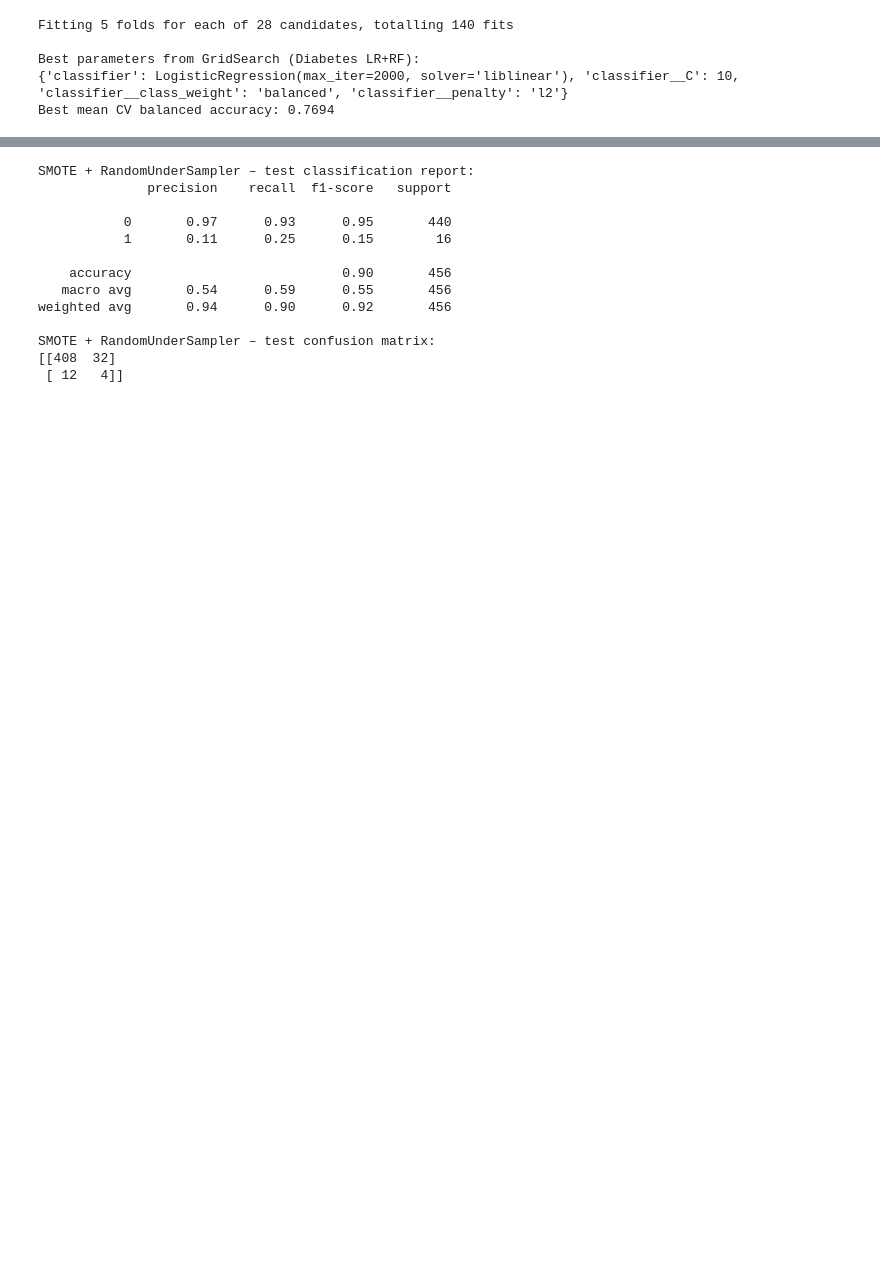
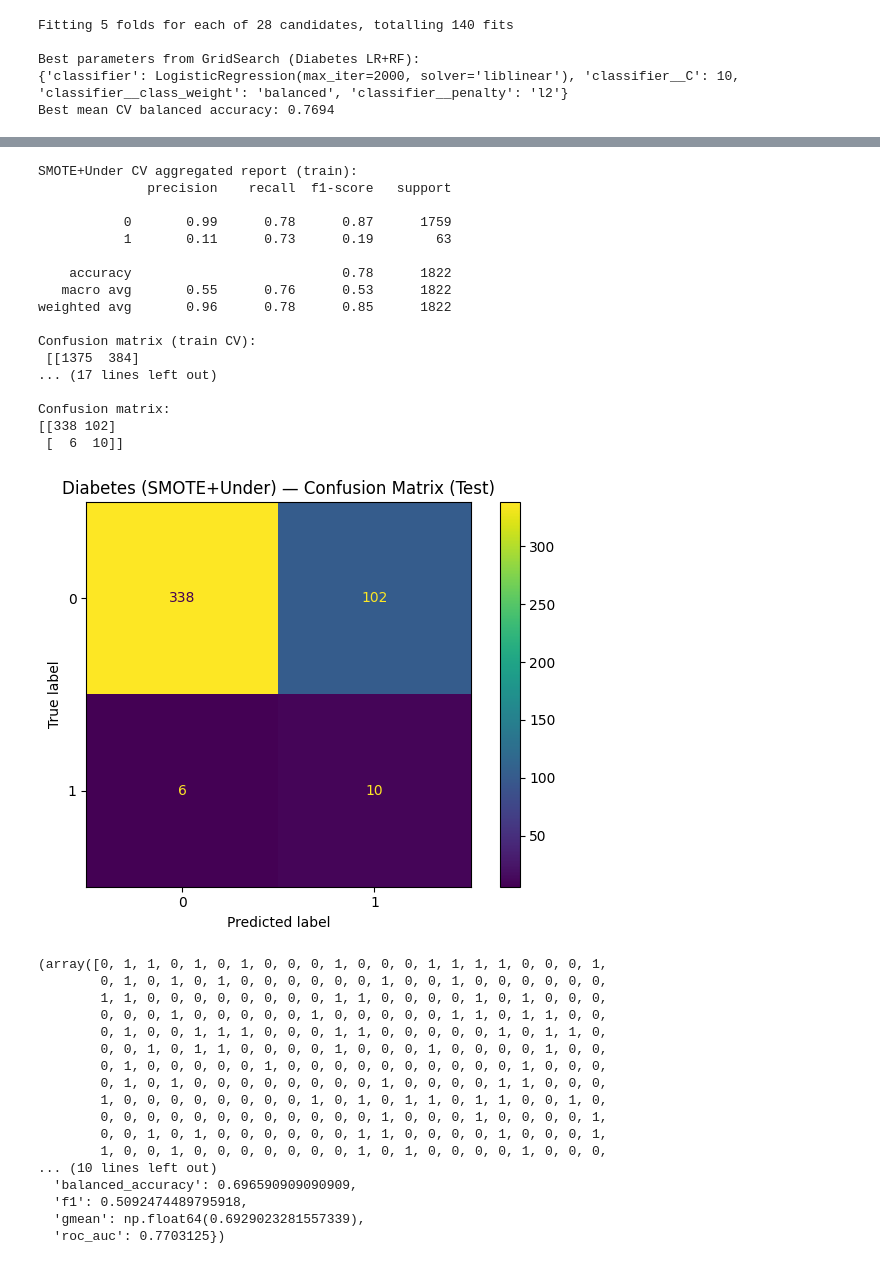
Before and after one commit to bpickett14/MATH3310_FA_2025_FP1_G01_PICKETT_CARDONA, a Jupyter notebook: notebooks/Final.ipynb, the cells around one changed output, grey strips where cells are left out. Cells and saved outputs as stored; diff of their text form; code cells hidden in the pictures; blank space fills up the shorter version.

```diff
--- a/notebooks/Final.ipynb
+++ b/notebooks/Final.ipynb
@@ -917,16 +718,0 @@ Best params with KFold (seed 99): {'classifier__max_depth': None, 'classifier__n
-# %%
-imb_pipe_diab = ImbPipeline(
-    steps=[
-        ("preprocessor", diab_preprocessor),
-        ("oversample", SMOTE(random_state=42)),
-        ("undersample", RandomUnderSampler(random_state=42)),
-        (
-            "classifier",
-            RandomForestClassifier(
-                n_estimators=300,
-                random_state=42,
-                n_jobs=-1,
-            ),
-        ),
-    ]
-)
@@ -976,22 +719,42 @@ SMOTE + RandomUnderSampler – confusion matrix (train CV):
-# %%
-imb_pipe_diab.fit(X_train_diab, y_train_diab)
-y_diab_test_imb = imb_pipe_diab.predict(X_test_diab)
-
-print("\nSMOTE + RandomUnderSampler – test classification report:")
-print(classification_report(y_test_diab, y_diab_test_imb))
-print("SMOTE + RandomUnderSampler – test confusion matrix:")
-print(confusion_matrix(y_test_diab, y_diab_test_imb), "\n")
-# %% [output]
-SMOTE + RandomUnderSampler – test classification report:
-              precision    recall  f1-score   support
-
-           0       0.97      0.93      0.95       440
-           1       0.11      0.25      0.15        16
-
-    accuracy                           0.90       456
-   macro avg       0.54      0.59      0.55       456
-weighted avg       0.94      0.90      0.92       456
-
-SMOTE + RandomUnderSampler – test confusion matrix:
-[[408  32]
- [ 12   4]]
+# %%
+y_oof_imb_diab = cross_val_predict(imb_pipe_diab, X_train_diab, y_train_diab, cv=cv_strat_diab, n_jobs=-1)
+print("SMOTE+Under CV aggregated report (train):")
+print(classification_report(y_train_diab, y_oof_imb_diab))
+print("Confusion matrix (train CV):\n", confusion_matrix(y_train_diab, y_oof_imb_diab))
+evaluate_classifier(imb_pipe_diab, X_train_diab, X_test_diab, y_train_diab, y_test_diab, target_name="Diabetes (SMOTE+Under)")
+# %% [output]
+SMOTE+Under CV aggregated report (train):
+              precision    recall  f1-score   support
+
+           0       0.99      0.78      0.87      1759
+           1       0.11      0.73      0.19        63
+
+    accuracy                           0.78      1822
+   macro avg       0.55      0.76      0.53      1822
+weighted avg       0.96      0.78      0.85      1822
+
+Confusion matrix (train CV):
+ [[1375  384]
+... (17 lines left out)
+
+Confusion matrix:
+[[338 102]
+ [  6  10]]
+[figure, added]
+(array([0, 1, 1, 0, 1, 0, 1, 0, 0, 0, 1, 0, 0, 0, 1, 1, 1, 1, 0, 0, 0, 1,
+        0, 1, 0, 1, 0, 1, 0, 0, 0, 0, 0, 0, 1, 0, 0, 1, 0, 0, 0, 0, 0, 0,
+        1, 1, 0, 0, 0, 0, 0, 0, 0, 0, 1, 1, 0, 0, 0, 0, 1, 0, 1, 0, 0, 0,
+        0, 0, 0, 1, 0, 0, 0, 0, 0, 1, 0, 0, 0, 0, 0, 1, 1, 0, 1, 1, 0, 0,
+        0, 1, 0, 0, 1, 1, 1, 0, 0, 0, 1, 1, 0, 0, 0, 0, 0, 1, 0, 1, 1, 0,
+        0, 0, 1, 0, 1, 1, 0, 0, 0, 0, 1, 0, 0, 0, 1, 0, 0, 0, 0, 1, 0, 0,
+        0, 1, 0, 0, 0, 0, 0, 1, 0, 0, 0, 0, 0, 0, 0, 0, 0, 0, 1, 0, 0, 0,
+        0, 1, 0, 1, 0, 0, 0, 0, 0, 0, 0, 0, 1, 0, 0, 0, 0, 1, 1, 0, 0, 0,
+        1, 0, 0, 0, 0, 0, 0, 0, 0, 1, 0, 1, 0, 1, 1, 0, 1, 1, 0, 0, 1, 0,
+        0, 0, 0, 0, 0, 0, 0, 0, 0, 0, 0, 0, 1, 0, 0, 0, 1, 0, 0, 0, 0, 1,
+        0, 0, 1, 0, 1, 0, 0, 0, 0, 0, 0, 1, 1, 0, 0, 0, 0, 1, 0, 0, 0, 1,
+        1, 0, 0, 1, 0, 0, 0, 0, 0, 0, 0, 1, 0, 1, 0, 0, 0, 0, 1, 0, 0, 0,
+... (10 lines left out)
+  'balanced_accuracy': 0.696590909090909,
+  'f1': 0.5092474489795918,
+  'gmean': np.float64(0.6929023281557339),
+  'roc_auc': 0.7703125})
```
Also changed, not shown: parts of 25 cells of this notebook.
